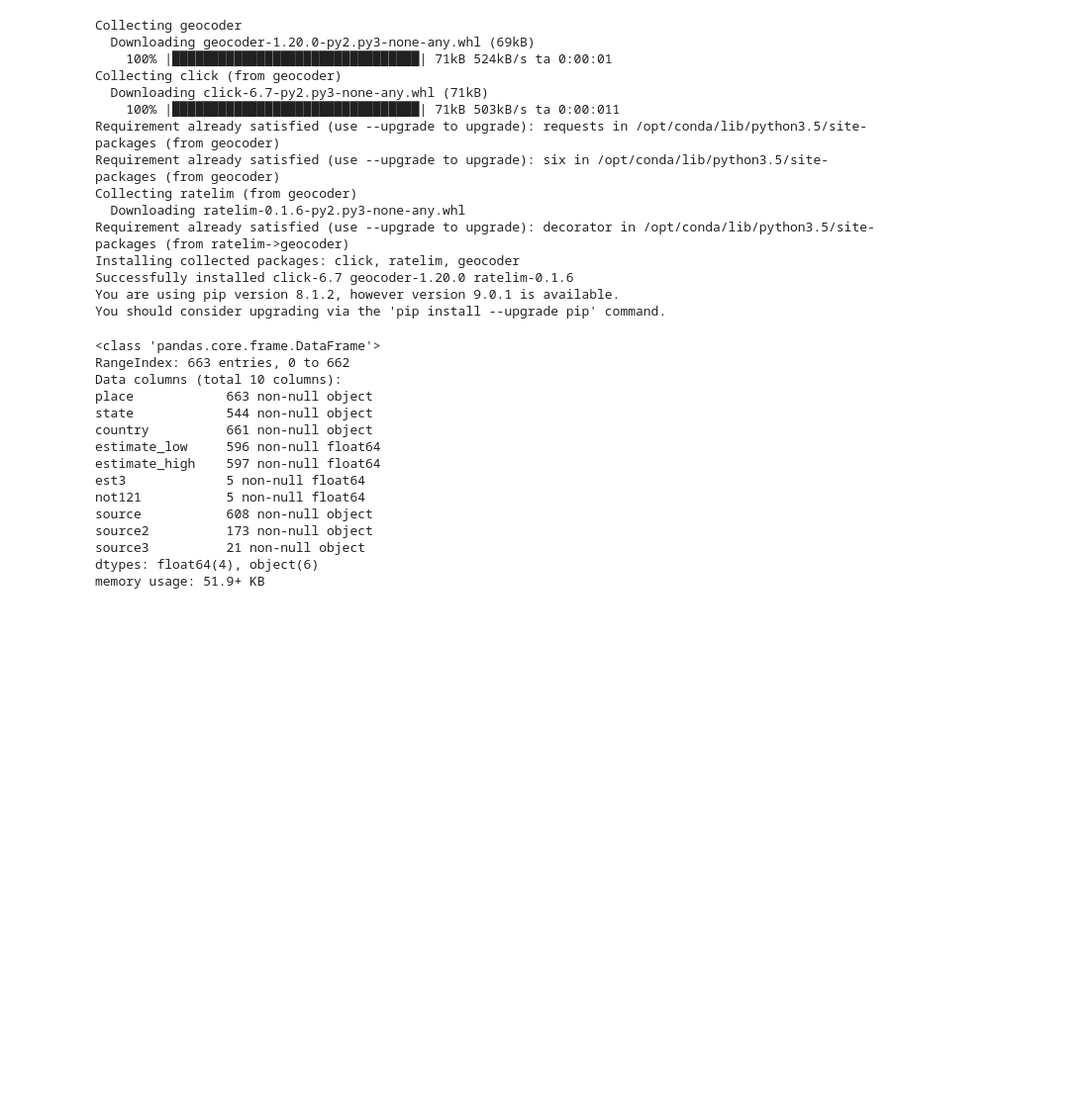
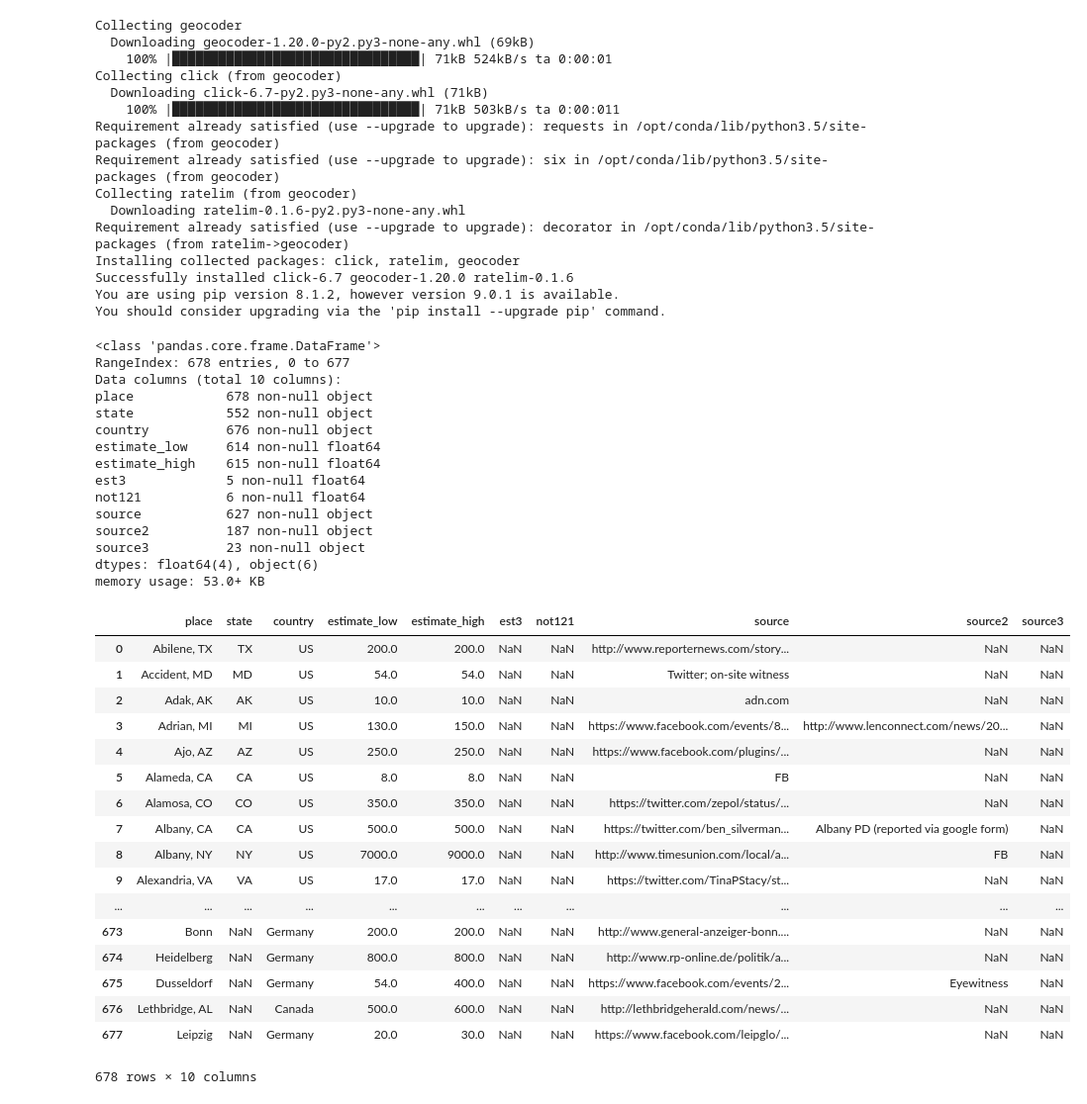
Before and after one commit to zischwartz/womensmarches, a Jupyter notebook: wmcrowds.ipynb, the cells around one changed output. Shown: that part at 99% size. Saved outputs shown, nothing was run; the diff lists cells and outputs as text; code cells hidden in the pictures; blank space fills up the shorter version.

```diff
--- a/wmcrowds.ipynb
+++ b/wmcrowds.ipynb
@@ -26,24 +29,46 @@ import geocoder
 # %%
-df = pd.read_csv("Crowd Estimates, 1.21.2017 - Sheet1.csv", skiprows=6,  header=None, thousands=",")
+df = pd.read_csv("Crowd Estimates, 1.21.2017 - By City.csv", skiprows=9,  header=None, thousands=",")
+# df = pd.read_csv("Crowd Estimates, 1.21.2017 - Sheet1.csv", skiprows=6,  header=None, thousands=",")
 col_names = ["place", "state", "country", "estimate_low", "estimate_high", "est3", "not121", "source", "source2", "source3"]
 df.columns = col_names
 df.info()
 # %% [output]
 <class 'pandas.core.frame.DataFrame'>
-RangeIndex: 663 entries, 0 to 662
+RangeIndex: 678 entries, 0 to 677
 Data columns (total 10 columns):
-place            663 non-null object
-state            544 non-null object
-country          661 non-null object
-estimate_low     596 non-null float64
-estimate_high    597 non-null float64
+place            678 non-null object
+state            552 non-null object
+country          676 non-null object
+estimate_low     614 non-null float64
+estimate_high    615 non-null float64
 est3             5 non-null float64
-not121           5 non-null float64
-source           608 non-null object
-source2          173 non-null object
-source3          21 non-null object
+not121           6 non-null float64
+source           627 non-null object
+source2          187 non-null object
+source3          23 non-null object
 dtypes: float64(4), object(6)
-memory usage: 51.9+ KB
+memory usage: 53.0+ KB
+# %%
+df
+# %% [output]
+|  | place | state | country | estimate_low | estimate_high | est3 | not121 | source | source2 | source3 |
+| 0 | Abilene, TX | TX | US | 200.0 | 200.0 | NaN | NaN | http://www.reporternews.com/story... | NaN | NaN |
+| 1 | Accident, MD | MD | US | 54.0 | 54.0 | NaN | NaN | Twitter; on-site witness | NaN | NaN |
+| 2 | Adak, AK | AK | US | 10.0 | 10.0 | NaN | NaN | adn.com | NaN | NaN |
+| 3 | Adrian, MI | MI | US | 130.0 | 150.0 | NaN | NaN | https://www.facebook.com/events/8... | http://www.lenconnect.com/news/20... | NaN |
+| 4 | Ajo, AZ | AZ | US | 250.0 | 250.0 | NaN | NaN | https://www.facebook.com/plugins/... | NaN | NaN |
+| 5 | Alameda, CA | CA | US | 8.0 | 8.0 | NaN | NaN | FB | NaN | NaN |
+| 6 | Alamosa, CO | CO | US | 350.0 | 350.0 | NaN | NaN | https://twitter.com/zepol/status/... | NaN | NaN |
+| 7 | Albany, CA | CA | US | 500.0 | 500.0 | NaN | NaN | https://twitter.com/ben_silverman... | Albany PD (reported via google form) | NaN |
+| 8 | Albany, NY | NY | US | 7000.0 | 9000.0 | NaN | NaN | http://www.timesunion.com/local/a... | FB | NaN |
+| 9 | Alexandria, VA | VA | US | 17.0 | 17.0 | NaN | NaN | https://twitter.com/TinaPStacy/st... | NaN | NaN |
+| ... | ... | ... | ... | ... | ... | ... | ... | ... | ... | ... |
+| 673 | Bonn | NaN | Germany | 200.0 | 200.0 | NaN | NaN | http://www.general-anzeiger-bonn.... | NaN | NaN |
+| 674 | Heidelberg | NaN | Germany | 800.0 | 800.0 | NaN | NaN | http://www.rp-online.de/politik/a... | NaN | NaN |
+| 675 | Dusseldorf | NaN | Germany | 54.0 | 400.0 | NaN | NaN | https://www.facebook.com/events/2... | Eyewitness | NaN |
+| 676 | Lethbridge, AL | NaN | Canada | 500.0 | 600.0 | NaN | NaN | http://lethbridgeherald.com/news/... | NaN | NaN |
+| 677 | Leipzig | NaN | Germany | 20.0 | 30.0 | NaN | NaN | https://www.facebook.com/leipglo/... | NaN | NaN |
+678 rows × 10 columns
 # %%
 # a few added here to fix data in spreadsheet
 state_lookup = { 'AK': 'Alaska', 'AL': 'Alabama', 'AR': 'Arkansas', 'AS': 'American Samoa', 'AZ': 'Arizona', 'CA': 'California', 'CO': 'Colorado', 'CT': 'Connecticut', 'DC': 'District of Columbia', 'DE': 'Delaware', 'FL': 'Florida', 'GA': 'Georgia', 'GU': 'Guam', 'HI': 'Hawaii', 'IA': 'Iowa', 'ID': 'Idaho', 'IL': 'Illinois', 'IN': 'Indiana', 'KS': 'Kansas', 'KY': 'Kentucky', 'LA': 'Louisiana', 'MA': 'Massachusetts', 'MD': 'Maryland', 'ME': 'Maine', 'MI': 'Michigan', 'MN': 'Minnesota', 'MO': 'Missouri', 'MP': 'Northern Mariana Islands', 'MS': 'Mississippi', 'MT': 'Montana', 'NA': 'National', 'NC': 'North Carolina', 'ND': 'North Dakota', 'NE': 'Nebraska', 'NH': 'New Hampshire', 'NJ': 'New Jersey', 'NM': 'New Mexico', 'NV': 'Nevada', 'NY': 'New York', 'OH': 'Ohio', 'OK': 'Oklahoma', 'OR': 'Oregon', 'PA': 'Pennsylvania', 'PR': 'Puerto Rico', 'RI': 'Rhode Island', 'SC': 'South Carolina', 'SD': 'South Dakota', 'TN': 'Tennessee', 'TX': 'Texas', 'UT': 'Utah', 'VA': 'Virginia', 'VI': 'Virgin Islands', 'VT': 'Vermont', 'WA': 'Washington', 'WI': 'Wisconsin', 'WV': 'West Virginia', 'WY': 'Wyoming', 'CA (Seacrest)':'California', 'Guam': 'Guam'}
```
Also changed, not shown: parts of 7 cells of this notebook.
